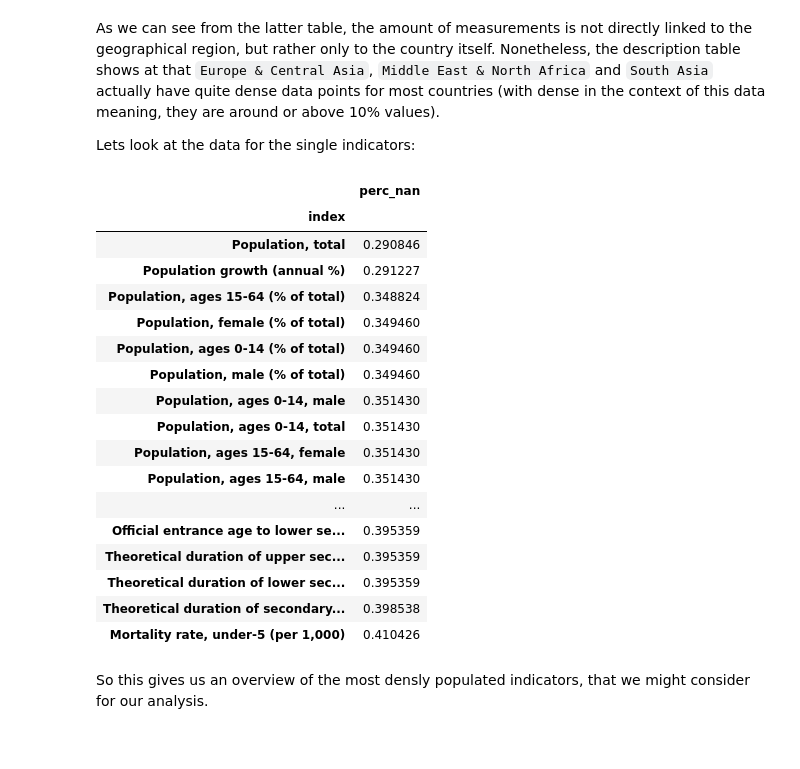
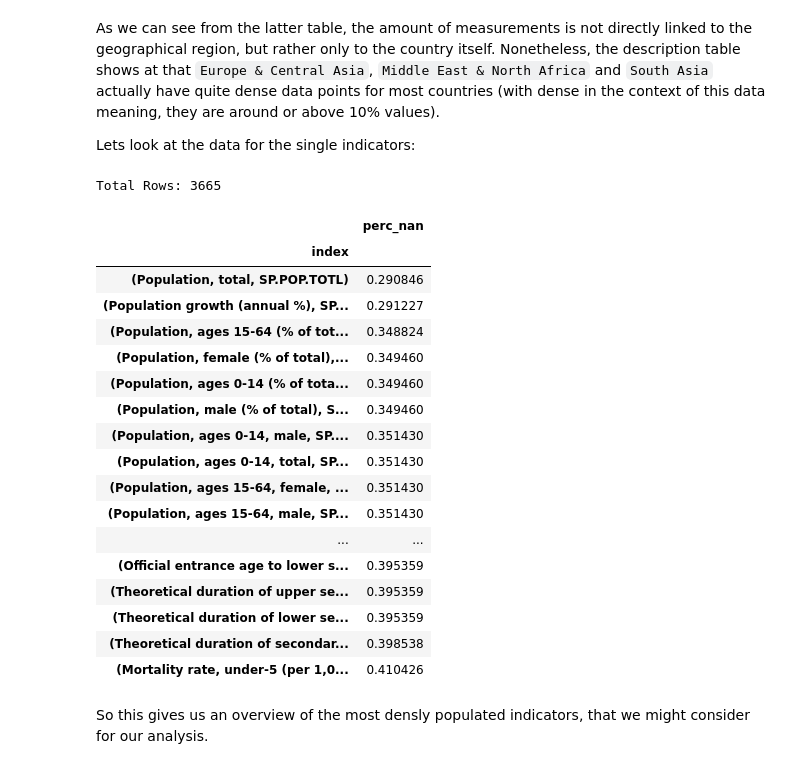
Before and after one commit to felixnext/ds_global-education, a Jupyter notebook: 11_exp_edstats.ipynb, the cells around one changed output. Cells and saved outputs as stored; diff of their text form; code cells hidden in the pictures.

Commit message:
feat: Updated data exploration / started analysis
Explored potentially relevant indicators and started the analysis of these indicators regarding first question.
Also created new notebooks.

```diff
--- a/11_exp_edstats.ipynb
+++ b/11_exp_edstats.ipynb
@@ -12,6 +12,9 @@ import os
 from matplotlib import pyplot as plt
 %matplotlib inline
 
+# some pandas options
+pd.set_option('display.max_colwidth', -1)
+
 datapath = "./datasets/edstats"
 df_country = pd.read_csv(os.path.join(datapath, "EdStatsCountry.csv"))
 df_data = pd.read_csv(os.path.join(datapath, "EdStatsData.csv"))
@@ -114,30 +117,32 @@ Lets look at the data for the single indicators:
 # %%
 # select the indicator data
 # TODO: add perc of countries that have at least one value?
 ind_indic = df_data.iloc[:, 4:-1].isnull().mean(axis=1).rename("perc_nan")
-ind_indic = ind_indic.reset_index().set_index(df_data.iloc[:, 2].values).drop('index', axis=1)
+ind_indic = ind_indic.reset_index().set_index(df_data.iloc[:, 2:4].values).drop('index', axis=1)
 ind_indic = ind_indic.reset_index().groupby('index').mean().sort_values(by="perc_nan")
+print("Total Rows: {}".format(ind_indic.shape[0]))
 ind_indic.head(50)
 #ind_indic = ind_indic.groupby('Indicator Name')
 # %% [output]
+Total Rows: 3665
 |  | perc_nan |
 | index |  |
-| Population, total | 0.290846 |
-| Population growth (annual %) | 0.291227 |
-| Population, ages 15-64 (% of total) | 0.348824 |
-| Population, female (% of total) | 0.349460 |
-| Population, ages 0-14 (% of total) | 0.349460 |
-| Population, male (% of total) | 0.349460 |
-| Population, ages 0-14, male | 0.351430 |
-| Population, ages 0-14, total | 0.351430 |
-| Population, ages 15-64, female | 0.351430 |
-| Population, ages 15-64, male | 0.351430 |
+| (Population, total, SP.POP.TOTL) | 0.290846 |
+| (Population growth (annual %), SP... | 0.291227 |
+| (Population, ages 15-64 (% of tot... | 0.348824 |
+| (Population, female (% of total),... | 0.349460 |
+| (Population, ages 0-14 (% of tota... | 0.349460 |
+| (Population, male (% of total), S... | 0.349460 |
+| (Population, ages 0-14, male, SP.... | 0.351430 |
+| (Population, ages 0-14, total, SP... | 0.351430 |
+| (Population, ages 15-64, female, ... | 0.351430 |
+| (Population, ages 15-64, male, SP... | 0.351430 |
 | ... | ... |
-| Official entrance age to lower se... | 0.395359 |
-| Theoretical duration of upper sec... | 0.395359 |
-| Theoretical duration of lower sec... | 0.395359 |
-| Theoretical duration of secondary... | 0.398538 |
-| Mortality rate, under-5 (per 1,000) | 0.410426 |
+| (Official entrance age to lower s... | 0.395359 |
+| (Theoretical duration of upper se... | 0.395359 |
+| (Theoretical duration of lower se... | 0.395359 |
+| (Theoretical duration of secondar... | 0.398538 |
+| (Mortality rate, under-5 (per 1,0... | 0.410426 |
 # %% [markdown]
 So this gives us an overview of the most densly populated indicators, that we might consider for our analysis.
 # %% [markdown]
```
Also changed, not shown: parts of 11 cells of this notebook, 1 other file.
